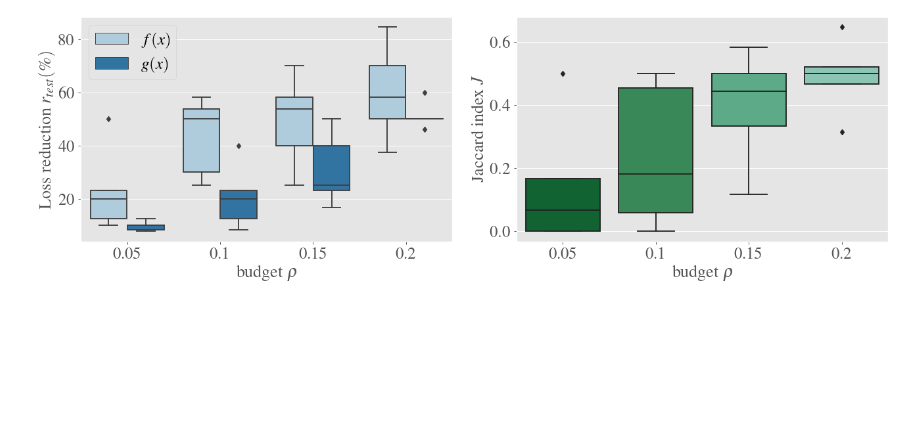
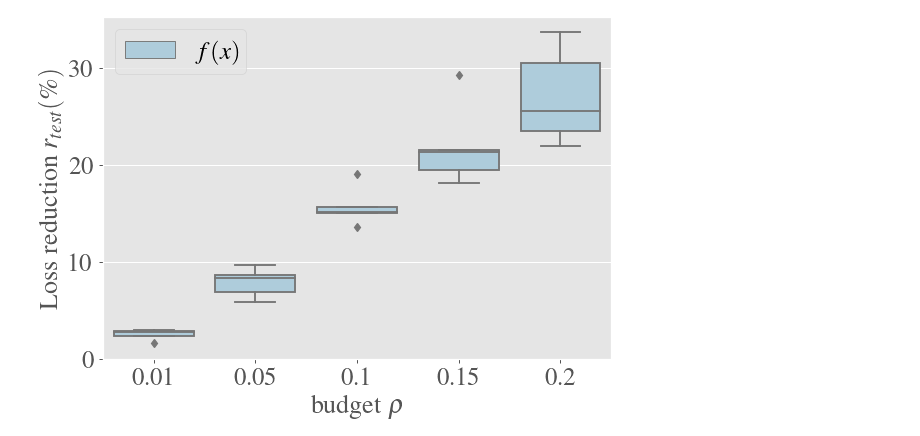
Before and after one commit to cesar-claros/synergistic, a Jupyter notebook: redwinequality.ipynb, the cells around one changed output. Drawn from its saved outputs; the diff is of its cells as text; code cells hidden in the pictures; blank space fills up the shorter version.

```diff
--- a/redwinequality.ipynb
+++ b/redwinequality.ipynb
@@ -104,10 +104,11 @@ def init_model(input_dim, models, parameters, clf):
 def pred_output(model, X):
     if hasattr(model, "decision_function"):
       y_pred_soft = model.best_estimator_.decision_function(X)[:,None]
-      y_pred_th = model.best_estimator_.predict(X)
+    elif hasattr(model, "predict_proba"):
+      y_pred_soft = model.best_estimator_.predict_proba(X)
     else:
-      y_pred_soft = model.best_estimator_.predict_proba(X)
-      y_pred_th = model.best_estimator_.predict(X)
+      y_pred_soft = None
+    y_pred_th = model.best_estimator_.predict(X)
     return y_pred_soft, y_pred_th
 # %%
 #%%
@@ -162,19 +163,14 @@ def baselineCriteria(y_val, y_val_pred_soft, y_val_pred_th, y_test, y_test_pred_
       crit_table['gamma'] = gamma
       return crit_table
 # %%
-#%%
 # INITIALIZATION
 # ==============
 # EXPERIMENT SETUP
 # ================
 # Load data
 # -------------
-df = pd.read_table('datasets/Social_Network_Ads.csv')
-Data_X = df.iloc[:,[2,3]]
-Data_y = df.iloc[:,4]
+wine = pd.read_csv("datasets/winequality-red.csv",sep=';')
+Data_X = wine.drop('quality',axis = 1)
+Data_y = wine.quality
 Data_X = Data_X.to_numpy()
 Data_y = Data_y.to_numpy()
-# For reproducibility
-# tf.random.set_seed(54321)
-np.random.seed(12345)
-torch.manual_seed(0)
@@ -370,7 +354,7 @@ df = pd.concat(frames)
 for i in range(p_value_median.shape[0]):
     if p_value_median.iloc[i]>0.05:
       df.loc[df.index==i,'%reduction_test'] = np.nan
-      df_jaccard.loc[df_jaccard.index==i, 'jaccard'] = np.nan
+      # df_jaccard.loc[df_jaccard.index==i, 'jaccard'] = np.nan
 # %%
 # Dataframe for results f(x)
 results_fx_by_row_index = results_fx.groupby(results_fx.index)
@@ -433,18 +411,18 @@ txt = open(path_txt, "w")
 txt.writelines(L)
 txt.close() #to change file access modes
 # %%
-fig, ax = plt.subplots(1,2,figsize=(15, 5.1), constrained_layout=False, dpi=90)
+fig, ax = plt.subplots(1,1,figsize=(7, 5.1), constrained_layout=False, dpi=90)
 pal = sns.color_palette('Paired')
-sns.boxplot(x=df['rho_user'], y=df['%reduction_test'], hue='label', data=df, ax=ax[0], palette=pal)
-ax[0].set_xlabel(r'budget $\rho$')
-ax[0].set_ylabel(r'Loss reduction $r_{test}(\%)$')
-ax[0].legend(loc='upper left')
-pal = sns.color_palette('BuGn_r')
-sns.boxplot(x=df_jaccard['rho_user'], y=df_jaccard['jaccard'], data=df_jaccard, ax=ax[1], palette=pal)
-ax[1].set_xlabel(r'budget $\rho$')
-ax[1].set_ylabel(r'Jaccard index $J$')
+sns.boxplot(x=df['rho_user'], y=df['%reduction_test'], hue='label', data=df, ax=ax, palette=pal)
+ax.set_xlabel(r'budget $\rho$')
+ax.set_ylabel(r'Loss reduction $r_{test}(\%)$')
+ax.legend(loc='upper left')
+# pal = sns.color_palette('BuGn_r')
+# sns.boxplot(x=df_jaccard['rho_user'], y=df_jaccard['jaccard'], data=df_jaccard, ax=ax[1], palette=pal)
+# ax[1].set_xlabel(r'budget $\rho$')
+# ax[1].set_ylabel(r'Jaccard index $J$')
 plt.tight_layout()
-path_fig_fxgx = "drive/My Drive/NIPS2020/results/socialadsnet/fig_fxgx_{clf}_yhat{yhat}_pca{pca}.pdf".format(clf=clf, pca=applyPCA, yhat=addPredictions)
-plt.savefig(path_fig_fxgx, bbox_inches='tight', facecolor='w')
+path_fig_fx = "drive/My Drive/NIPS2020/results/redwinequality/fig_fxgx_{clf}_yhat{yhat}_pca{pca}.pdf".format(clf=clf, pca=applyPCA, yhat=addPredictions)
+plt.savefig(path_fig_fx, bbox_inches='tight', facecolor='w')
 # %% [output]
-[figure, old version]
+[figure, new version]
```
Also changed, not shown: parts of 17 cells of this notebook.
